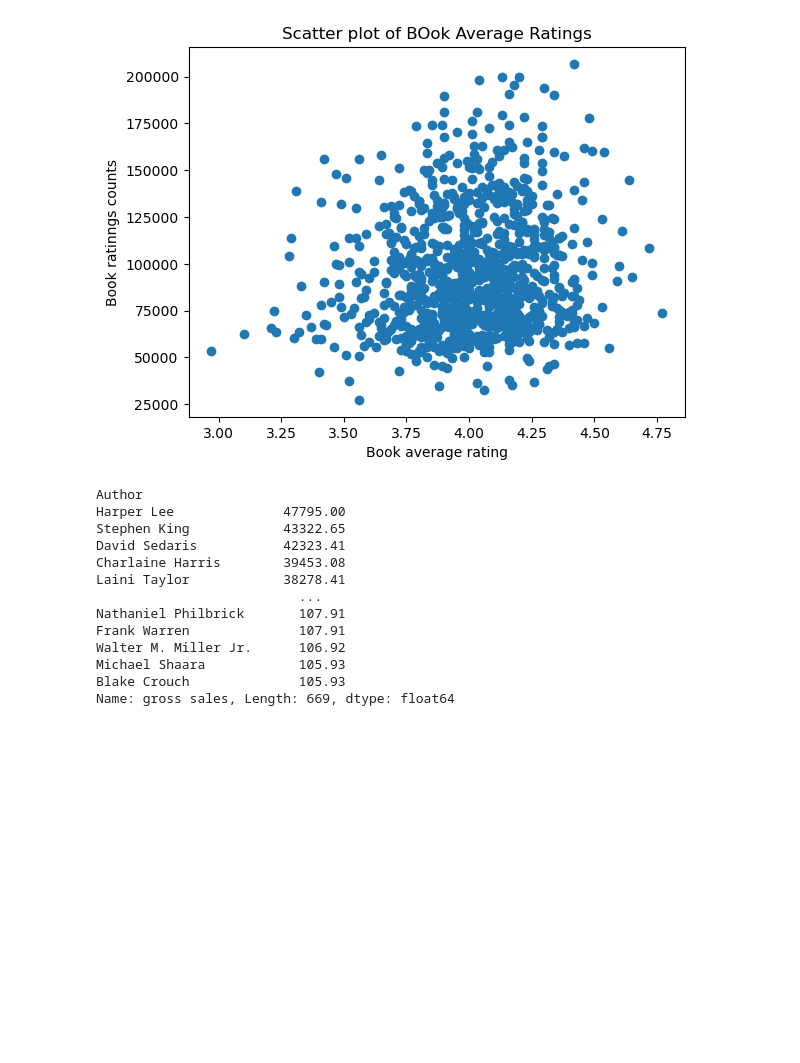
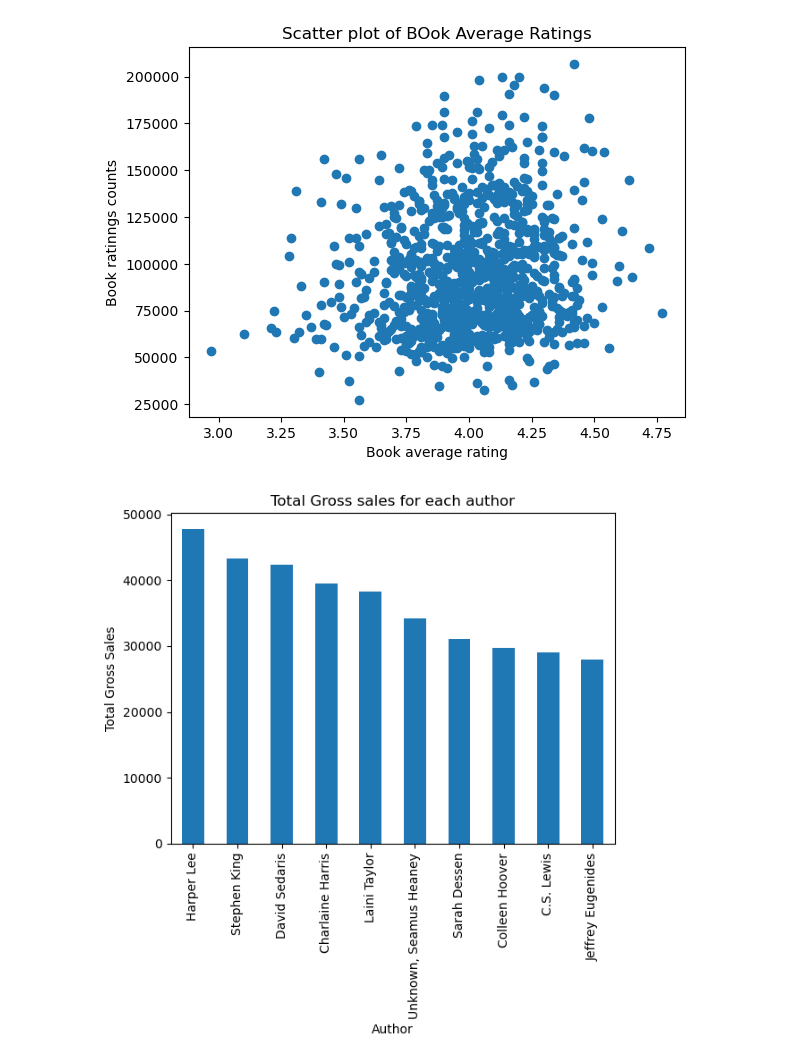
Before and after one commit to piyush6705/eda, a Jupyter notebook: book.ipynb, the cells around one changed output. Cells and saved outputs as stored; diff of their text form; code cells hidden in the pictures; blank space fills up the shorter version.

```diff
--- a/book.ipynb
+++ b/book.ipynb
@@ -255,18 +255,10 @@ plt.show()
 # %%
 total_gross_sales_by_author=  df.groupby('Author')['gross sales'].sum()
 # %%
-total_gross_sales_by_author.sort_values(ascending =False).head(10).plot(kind='bar',
+total_gross_sales_by_author.sort_values(ascending =False).head(10).plot(kind='bar')
+plt.xlabel('Author')
+plt.ylabel('Total Gross Sales')
+plt.title('Total Gross sales for each author')
+plt.show()
 # %% [output]
-Author
-Harper Lee              47795.00
-Stephen King            43322.65
-David Sedaris           42323.41
-Charlaine Harris        39453.08
-Laini Taylor            38278.41
-                          ...
-Nathaniel Philbrick       107.91
-Frank Warren              107.91
-Walter M. Miller Jr.      106.92
-Michael Shaara            105.93
-Blake Crouch              105.93
-Name: gross sales, Length: 669, dtype: float64
+[figure, added]
```
Also changed, not shown: 5 other files.
